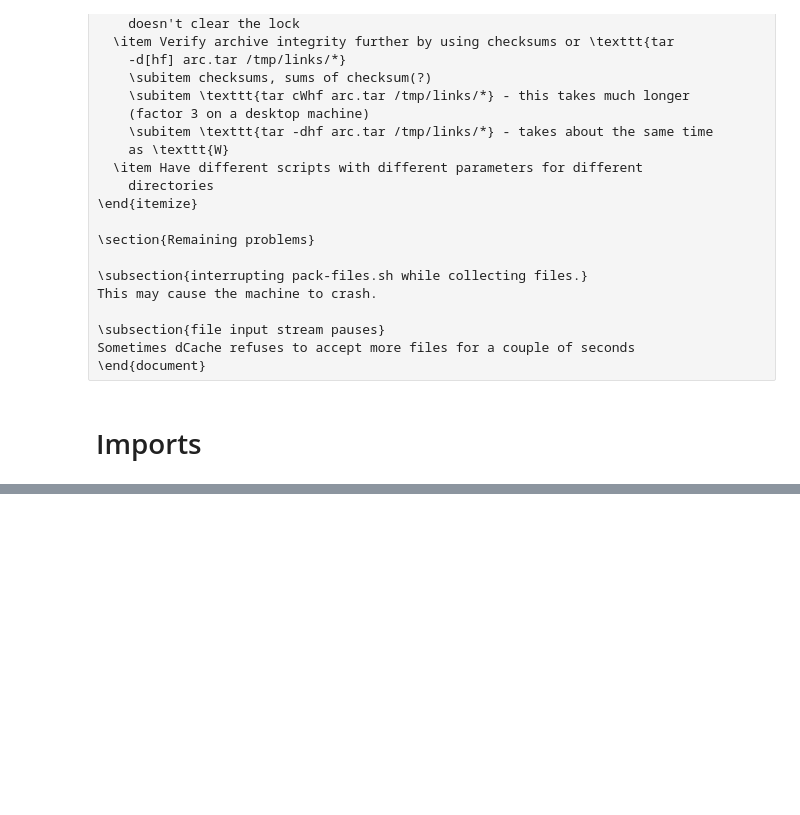
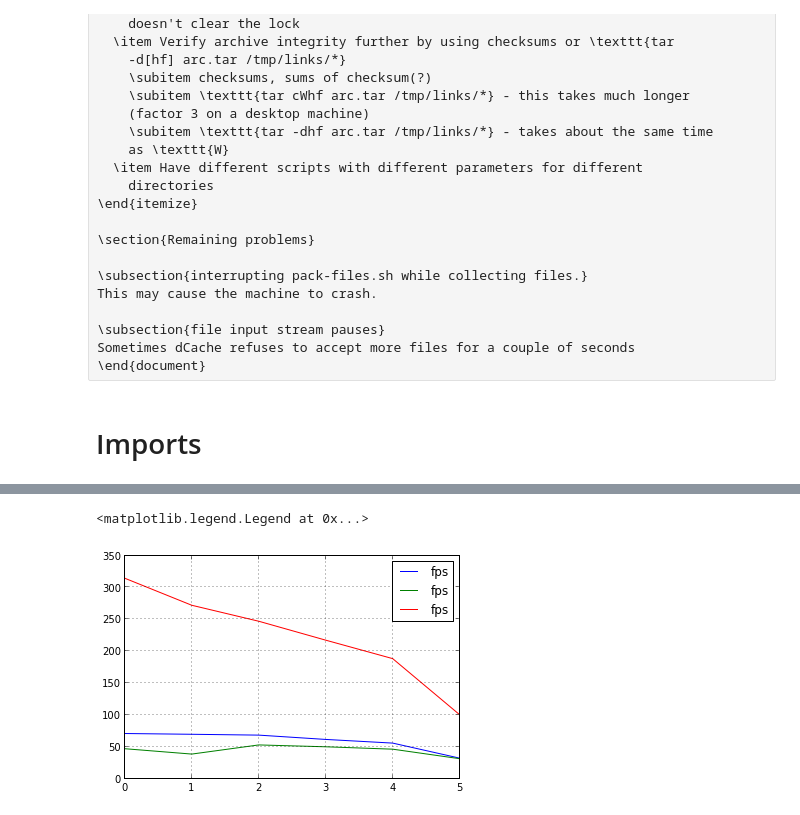
Before and after one commit to svemeyer/SmallFiles, a Jupyter notebook: src/ipy/SmallFiles.ipynb, the cells around one changed output, grey strips where cells are left out. Cells and saved outputs as stored; diff of their text form; code cells hidden in the pictures; blank space fills up the shorter version.

```diff
--- a/src/ipy/SmallFiles.ipynb
+++ b/src/ipy/SmallFiles.ipynb
@@ -616,0 +662,7 @@ findres.
+# %%
+read1000 = results['read'][(results['read']['file_size'] == 1000)]
+write1000 = results['write'][(results['write']['file_size'] == 1000)]
+find1000 = results['find'][(results['find']['file_size'] == 1000)]
+ls1000 = results['ls'][(results['ls']['file_size'] == 1000)]
+stat1000 = results['stat'][(results['stat']['file_size'] == 1000)]
+read1000.head()
@@ -616,0 +676,8 @@ findres.
+# %%
+read1000['fps'].plot()
+write1000['fps'].plot()
+stat1000['fps'].plot()
+plt.legend(loc = 'best')
+# %% [output]
+<matplotlib.legend.Legend at 0x...>
+[figure, added]
```
Also changed, not shown: parts of 12 cells of this notebook, 6 other files.
